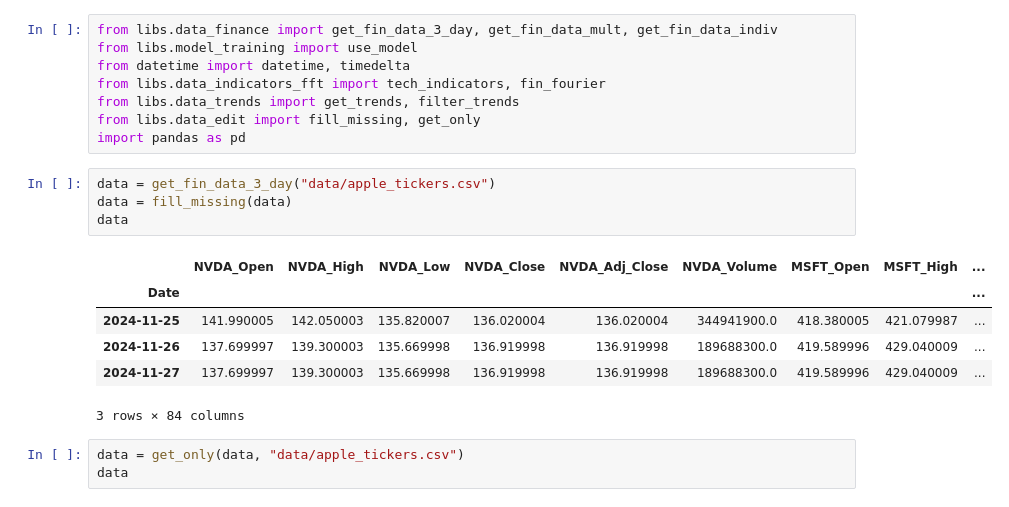
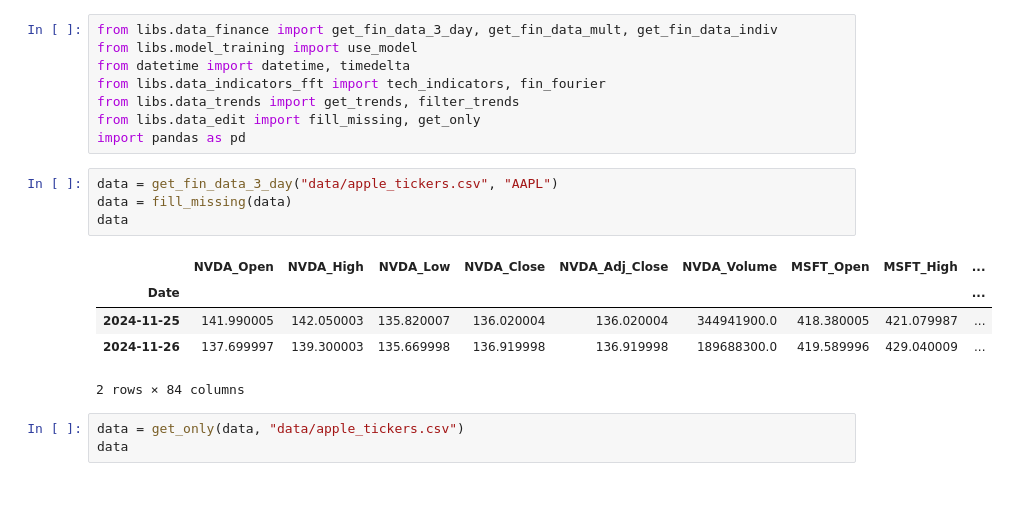
Before and after one commit to Vegtor/GAN-stock-prediction, a Jupyter notebook: testovani.ipynb, the cells around one changed output. Cells and saved outputs as stored; diff of their text form.

Commit message:
function for whole data added

```diff
--- a/testovani.ipynb
+++ b/testovani.ipynb
@@ -7,16 +7,15 @@ from libs.data_trends import get_trends, filter_trends
 from libs.data_edit import fill_missing, get_only
 import pandas as pd
 # %%
-data = get_fin_data_3_day("data/apple_tickers.csv")
+data = get_fin_data_3_day("data/apple_tickers.csv", "AAPL")
 data = fill_missing(data)
 data
 # %% [output]
 |  | NVDA_Open | NVDA_High | NVDA_Low | NVDA_Close | NVDA_Adj_Close | NVDA_Volume | MSFT_Open | MSFT_High | ... |
 | Date |  |  |  |  |  |  |  |  | ... |
 | 2024-11-25 | 141.990005 | 142.050003 | 135.820007 | 136.020004 | 136.020004 | 344941900.0 | 418.380005 | 421.079987 | ... |
 | 2024-11-26 | 137.699997 | 139.300003 | 135.669998 | 136.919998 | 136.919998 | 189688300.0 | 419.589996 | 429.040009 | ... |
-| 2024-11-27 | 137.699997 | 139.300003 | 135.669998 | 136.919998 | 136.919998 | 189688300.0 | 419.589996 | 429.040009 | ... |
-3 rows × 84 columns
+2 rows × 84 columns
 # %%
 data = get_only(data, "data/apple_tickers.csv")
 data
```
Also changed, not shown: 2 other files.
